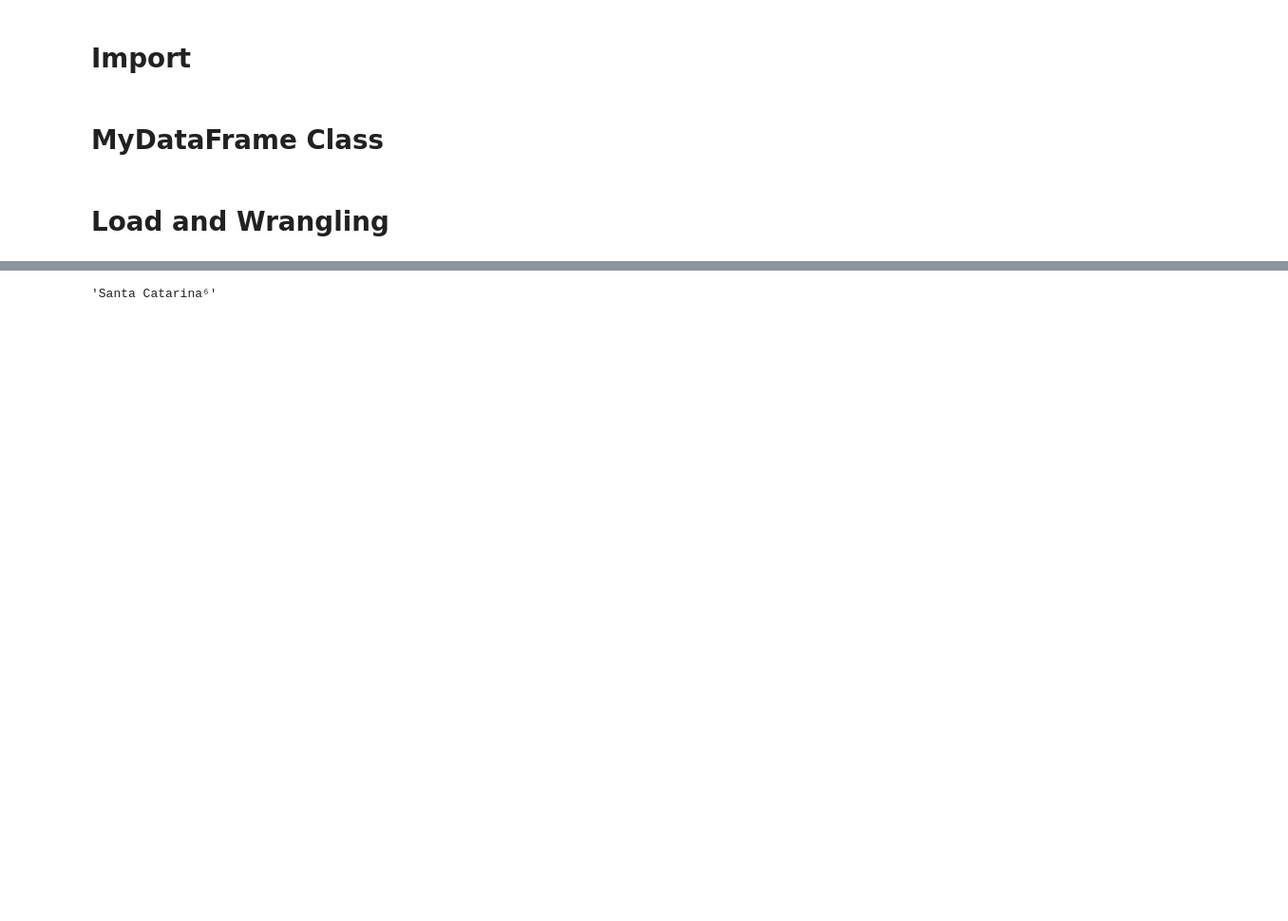
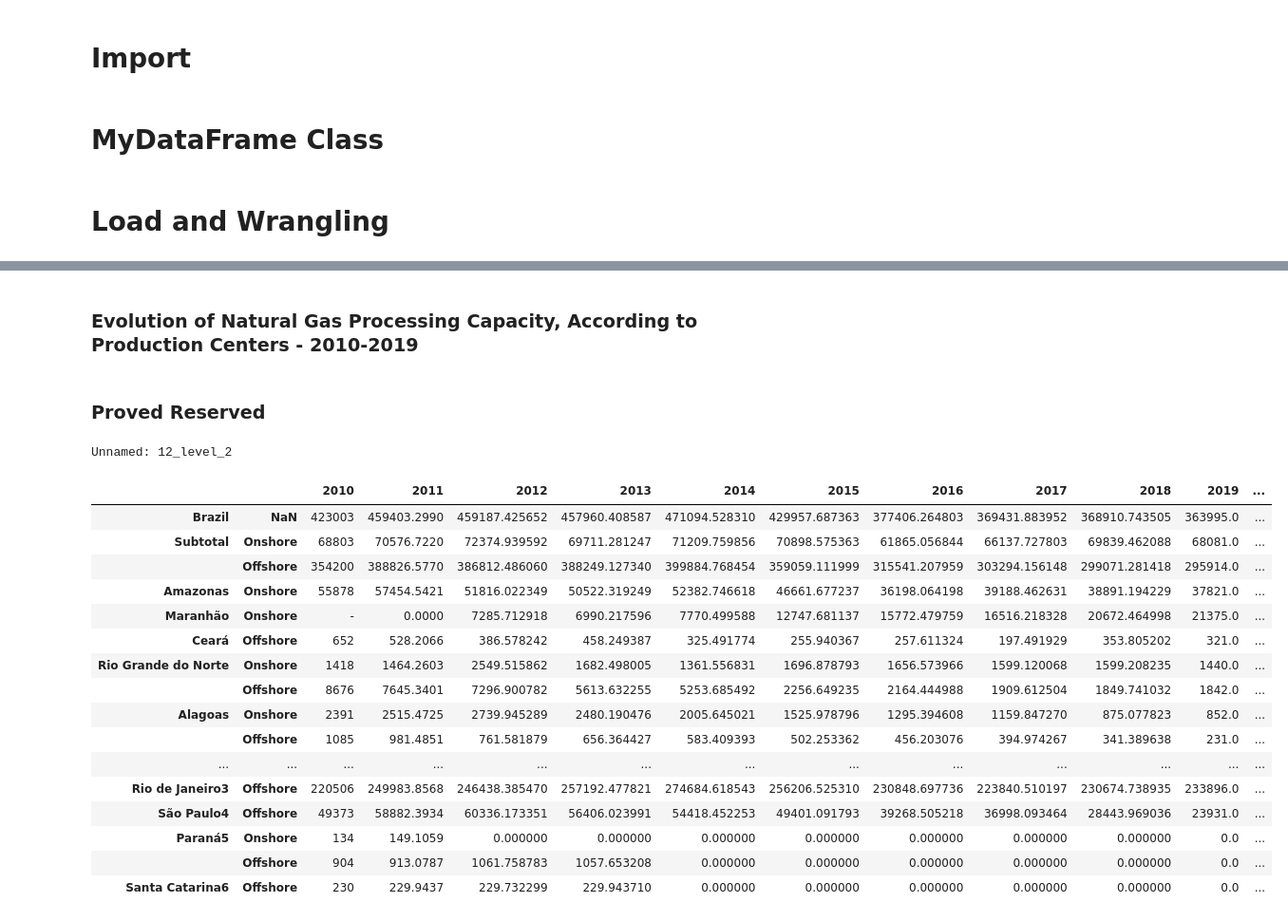
Before and after one commit to lauramsfernandes/BrazilianGasMarket, a Jupyter notebook: naturalGas_Wrangling.ipynb, the cells around one changed output, grey strips where cells are left out. Shown: that part at 95% size. Drawn from its saved outputs; the diff is of its cells as text; code cells hidden in the pictures; blank space fills up the shorter version.

```diff
--- a/naturalGas_Wrangling.ipynb
+++ b/naturalGas_Wrangling.ipynb
@@ -148,10 +148,12 @@ class MyDataFrame:
             self.df.index = self.new_index
 
 
-    def drop_last_column(self):
+    def drop_unnamed_column(self):
         """
         This method drops the last column if it is a ration between columns[-2] and columns[-3] .
         """
-        self.df = self.df.drop(self.df.columns[-1], axis=1)
+        for i,name in enumerate(total_reserves.df.columns):
+            if type(name) == str and name.startswith('Unnamed'):
+                self.df = self.df.drop(self.df.columns[-1], axis=1)
 # %% [markdown]
 # Load and Wrangling
@@ -186,12 +206,7 @@ for i, index in enumerate(total_reserves.df.index.levels[0]):
     total_reserves.df.index.levels[0][i].replace('7','⁷')
     total_reserves.df.index.levels[0][i].replace('8','⁸')
     total_reserves.df.index.levels[0][i].replace('9','⁹')
-# %%
-total_reserves.df.index[-5][0].replace('3','³')
-total_reserves.df.index[-4][0].replace('4','⁴')
-total_reserves.df.index[-2][0].replace('5','⁵')
-total_reserves.df.index[-1][0].replace('6','⁶')
-# %% [output]
-'Santa Catarina⁶'
+# %% [markdown]
+### Evolution of Natural Gas Processing Capacity, According to Production Centers - 2010-2019
 # %%
 processing = MyDataFrame(pd.read_excel(r'data_set/anuario-2020-tabela-2_30.xls',  header = [0,2,3], index_col = [0]))
@@ -198,2 +218,4 @@ processing = MyDataFrame(pd.read_excel(r'data_set/anuario-2020-tabela-2_30.xls',
+# %% [markdown]
+### Proved Reserved
 # %%
 proved_reserves = MyDataFrame(pd.read_excel(r'data_set/table-1_2.xls', header = [0,2,3], index_col = [0,1]))
@@ -201,3 +222,32 @@ proved_reserves.drop_last_column()
+# %%
+# Dropping Unnamed Column
+proved_reserves.drop_unnamed_column()
+
+for name in proved_reserves.df.columns:
+    if type(name)==str and name.startswith('Unnamed'):
+        print(name)
+# %% [output]
+Unnamed: 12_level_2
+# %%
+proved_reserves.df
+# %% [output]
+|  |  | 2010 | 2011 | 2012 | 2013 | 2014 | 2015 | 2016 | 2017 | 2018 | 2019 | ... |
+| Brazil | NaN | 423003 | 459403.2990 | 459187.425652 | 457960.408587 | 471094.528310 | 429957.687363 | 377406.264803 | 369431.883952 | 368910.743505 | 363995.0 | ... |
+| Subtotal | Onshore | 68803 | 70576.7220 | 72374.939592 | 69711.281247 | 71209.759856 | 70898.575363 | 61865.056844 | 66137.727803 | 69839.462088 | 68081.0 | ... |
+|  | Offshore | 354200 | 388826.5770 | 386812.486060 | 388249.127340 | 399884.768454 | 359059.111999 | 315541.207959 | 303294.156148 | 299071.281418 | 295914.0 | ... |
+| Amazonas | Onshore | 55878 | 57454.5421 | 51816.022349 | 50522.319249 | 52382.746618 | 46661.677237 | 36198.064198 | 39188.462631 | 38891.194229 | 37821.0 | ... |
+| Maranhão | Onshore | - | 0.0000 | 7285.712918 | 6990.217596 | 7770.499588 | 12747.681137 | 15772.479759 | 16516.218328 | 20672.464998 | 21375.0 | ... |
+| Ceará | Offshore | 652 | 528.2066 | 386.578242 | 458.249387 | 325.491774 | 255.940367 | 257.611324 | 197.491929 | 353.805202 | 321.0 | ... |
+| Rio Grande do Norte | Onshore | 1418 | 1464.2603 | 2549.515862 | 1682.498005 | 1361.556831 | 1696.878793 | 1656.573966 | 1599.120068 | 1599.208235 | 1440.0 | ... |
+|  | Offshore | 8676 | 7645.3401 | 7296.900782 | 5613.632255 | 5253.685492 | 2256.649235 | 2164.444988 | 1909.612504 | 1849.741032 | 1842.0 | ... |
+| Alagoas | Onshore | 2391 | 2515.4725 | 2739.945289 | 2480.190476 | 2005.645021 | 1525.978796 | 1295.394608 | 1159.847270 | 875.077823 | 852.0 | ... |
+|  | Offshore | 1085 | 981.4851 | 761.581879 | 656.364427 | 583.409393 | 502.253362 | 456.203076 | 394.974267 | 341.389638 | 231.0 | ... |
+| ... | ... | ... | ... | ... | ... | ... | ... | ... | ... | ... | ... | ... |
+| Rio de Janeiro3 | Offshore | 220506 | 249983.8568 | 246438.385470 | 257192.477821 | 274684.618543 | 256206.525310 | 230848.697736 | 223840.510197 | 230674.738935 | 233896.0 | ... |
+| São Paulo4 | Offshore | 49373 | 58882.3934 | 60336.173351 | 56406.023991 | 54418.452253 | 49401.091793 | 39268.505218 | 36998.093464 | 28443.969036 | 23931.0 | ... |
+| Paraná5 | Onshore | 134 | 149.1059 | 0.000000 | 0.000000 | 0.000000 | 0.000000 | 0.000000 | 0.000000 | 0.000000 | 0.0 | ... |
+|  | Offshore | 904 | 913.0787 | 1061.758783 | 1057.653208 | 0.000000 | 0.000000 | 0.000000 | 0.000000 | 0.000000 | 0.0 | ... |
+| Santa Catarina6 | Offshore | 230 | 229.9437 | 229.732299 | 229.943710 | 0.000000 | 0.000000 | 0.000000 | 0.000000 | 0.000000 | 0.0 | ... |
 # %%
 domestic_sale = MyDataFrame(pd.read_excel(r'data_set/table-1_25.xls', header = [0,2,3], index_col = [0]))
 domestic_sale.drop_last_column()
```
Also changed, not shown: parts of 7 cells of this notebook.
